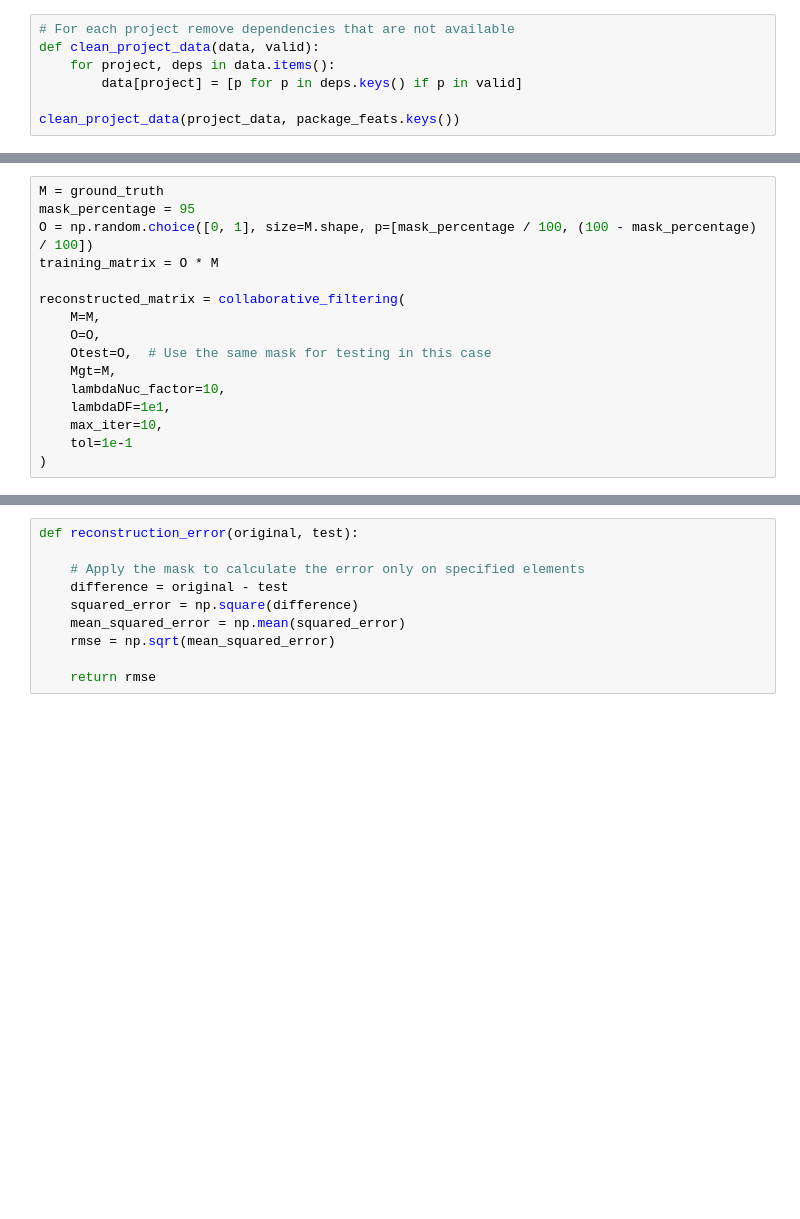
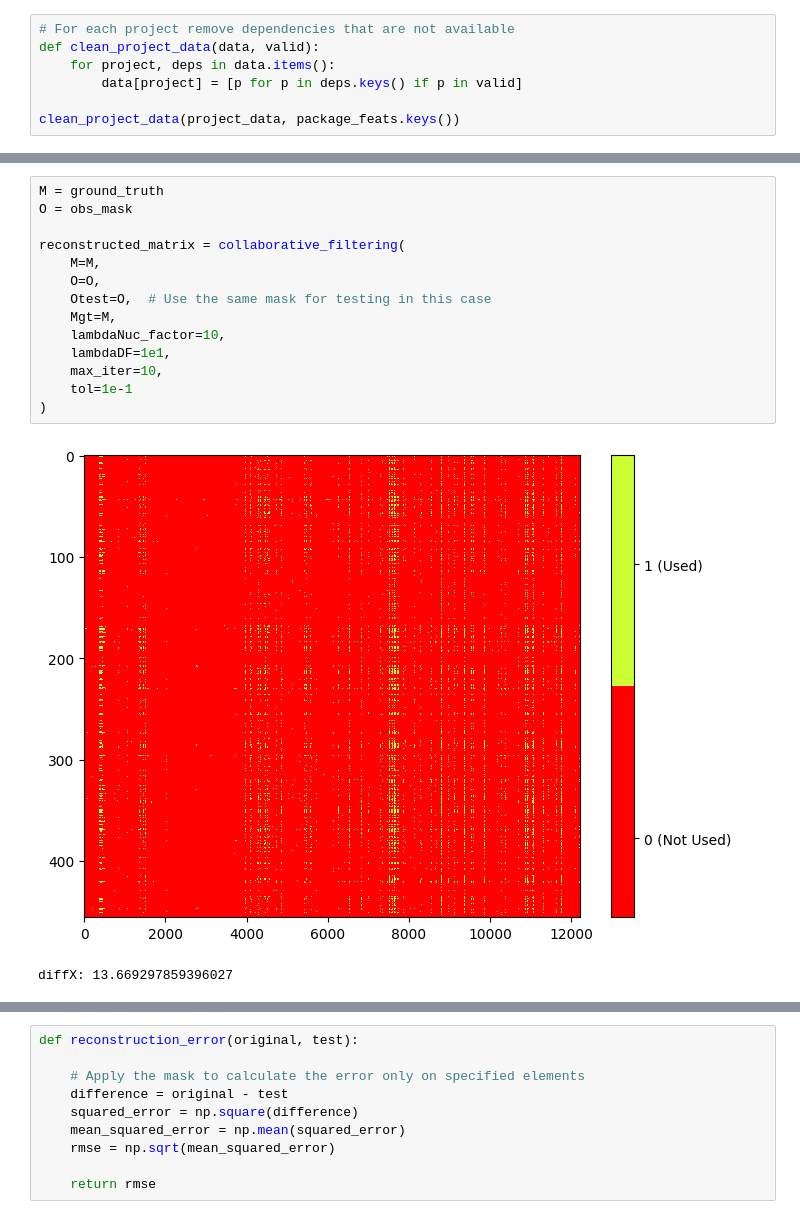
Before and after one commit to rahul0299/graphml-package-dependency-recommendation, a Jupyter notebook: matrix-cf.ipynb, the cells around one changed output, grey strips where cells are left out. Cells and saved outputs as stored; diff of their text form; blank space fills up the shorter version.

```diff
--- a/matrix-cf.ipynb
+++ b/matrix-cf.ipynb
@@ -165,20 +176,21 @@ def collaborative_filtering(M, O, Otest, Mgt, lambdaNuc_factor=4, lambdaDF=1e1,
     return X
 # %%
 M = ground_truth
-mask_percentage = 95
-O = np.random.choice([0, 1], size=M.shape, p=[mask_percentage / 100, (100 - mask_percentage) / 100])
-training_matrix = O * M
+O = obs_mask
 
 reconstructed_matrix = collaborative_filtering(
     M=M,
     O=O,
     Otest=O,  # Use the same mask for testing in this case
     Mgt=M,
     lambdaNuc_factor=10,
     lambdaDF=1e1,
     max_iter=10,
     tol=1e-1
 )
+# %% [output]
+[figure, added]
+diffX: 13.669297859396027
 # %%
 visualize_matrix(reconstructed_matrix)
 # %% [output]
```
Also changed, not shown: parts of 12 cells of this notebook.
